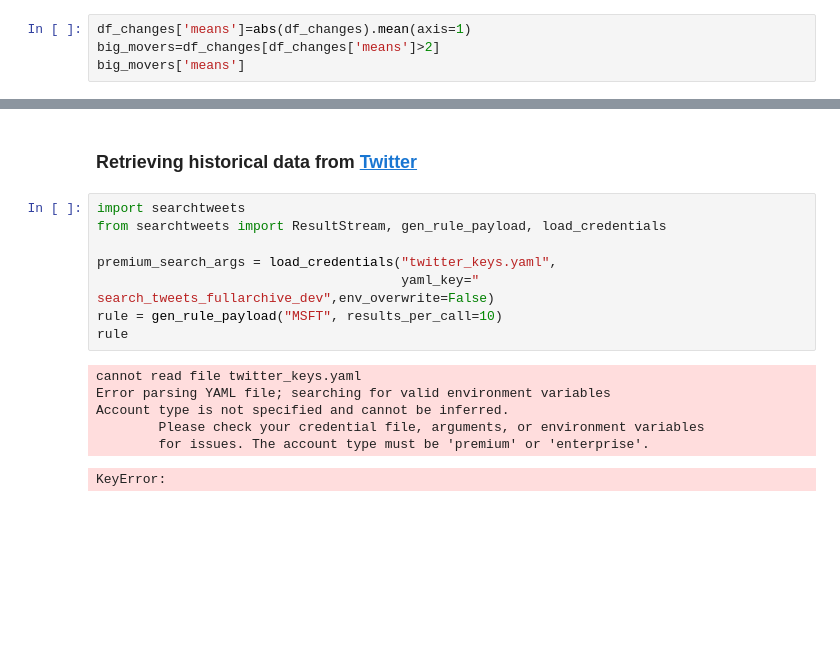
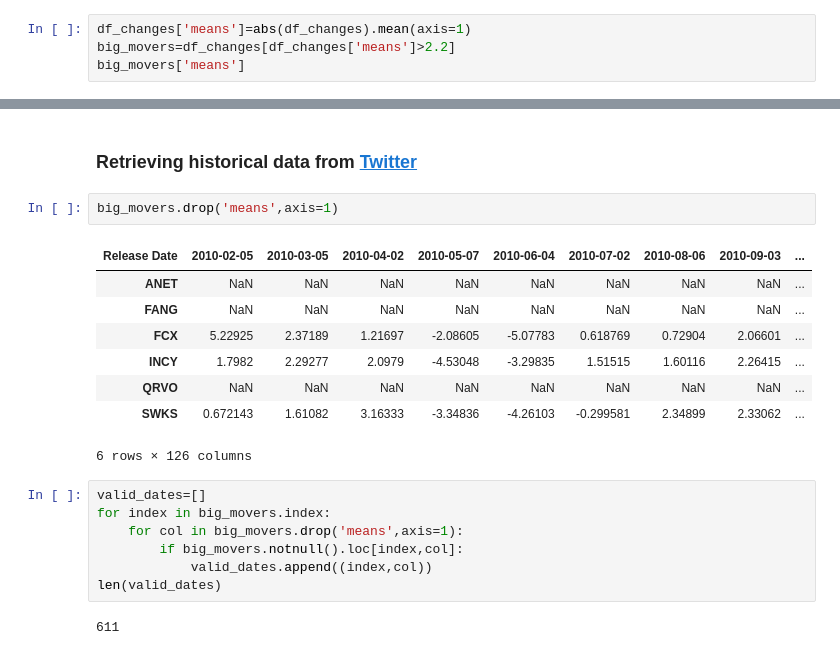
Before and after one commit to flbyrne/EISentiMent-DataSourceExploration, a Jupyter notebook: EISentiMent.ipynb, the cells around one changed output, grey strips where cells are left out. Saved outputs shown, nothing was run; the diff lists cells and outputs as text; blank space fills up the shorter version.

```diff
--- a/EISentiMent.ipynb
+++ b/EISentiMent.ipynb
@@ -356,6 +424,6 @@ Name: 2016-11-04 00:00:00, dtype: object
 #### Highest average movement
 # %%
 df_changes['means']=abs(df_changes).mean(axis=1)
-big_movers=df_changes[df_changes['means']>2]
+big_movers=df_changes[df_changes['means']>2.2]
 big_movers['means']
 # %% [output]
@@ -397,18 +456,23 @@ sns.violinplot('ticker', 'value', data=df_toplot, colormap='viridis', ax=ax);
 [interactive output not drawn]
 # %% [markdown]
 ### Retrieving historical data from [Twitter](https://twitter.com/home?lang=en)
-# %%
-import searchtweets
-from searchtweets import ResultStream, gen_rule_payload, load_credentials
-
-premium_search_args = load_credentials("twitter_keys.yaml",
-                                       yaml_key=" search_tweets_fullarchive_dev",env_overwrite=False)
-rule = gen_rule_payload("MSFT", results_per_call=10)
-rule
-# %% [output]
-cannot read file twitter_keys.yaml
-Error parsing YAML file; searching for valid environment variables
-Account type is not specified and cannot be inferred.
-        Please check your credential file, arguments, or environment variables
-        for issues. The account type must be 'premium' or 'enterprise'.
-KeyError:
+# %%
+big_movers.drop('means',axis=1)
+# %% [output]
+| Release Date | 2010-02-05 | 2010-03-05 | 2010-04-02 | 2010-05-07 | 2010-06-04 | 2010-07-02 | 2010-08-06 | 2010-09-03 | ... |
+| ANET | NaN | NaN | NaN | NaN | NaN | NaN | NaN | NaN | ... |
+| FANG | NaN | NaN | NaN | NaN | NaN | NaN | NaN | NaN | ... |
+| FCX | 5.22925 | 2.37189 | 1.21697 | -2.08605 | -5.07783 | 0.618769 | 0.72904 | 2.06601 | ... |
+| INCY | 1.7982 | 2.29277 | 2.0979 | -4.53048 | -3.29835 | 1.51515 | 1.60116 | 2.26415 | ... |
+| QRVO | NaN | NaN | NaN | NaN | NaN | NaN | NaN | NaN | ... |
+| SWKS | 0.672143 | 1.61082 | 3.16333 | -3.34836 | -4.26103 | -0.299581 | 2.34899 | 2.33062 | ... |
+6 rows × 126 columns
+# %%
+valid_dates=[]
+for index in big_movers.index:
+    for col in big_movers.drop('means',axis=1):
+        if big_movers.notnull().loc[index,col]:
+            valid_dates.append((index,col))
+len(valid_dates)
+# %% [output]
+611
```
Also changed, not shown: parts of 43 cells of this notebook.
